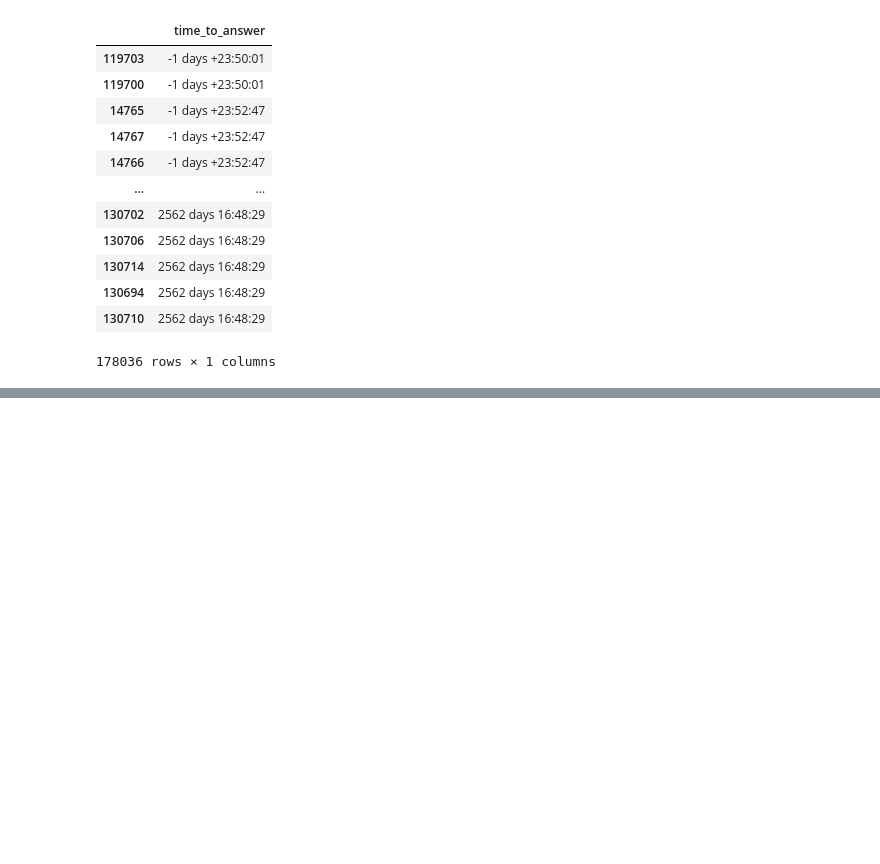
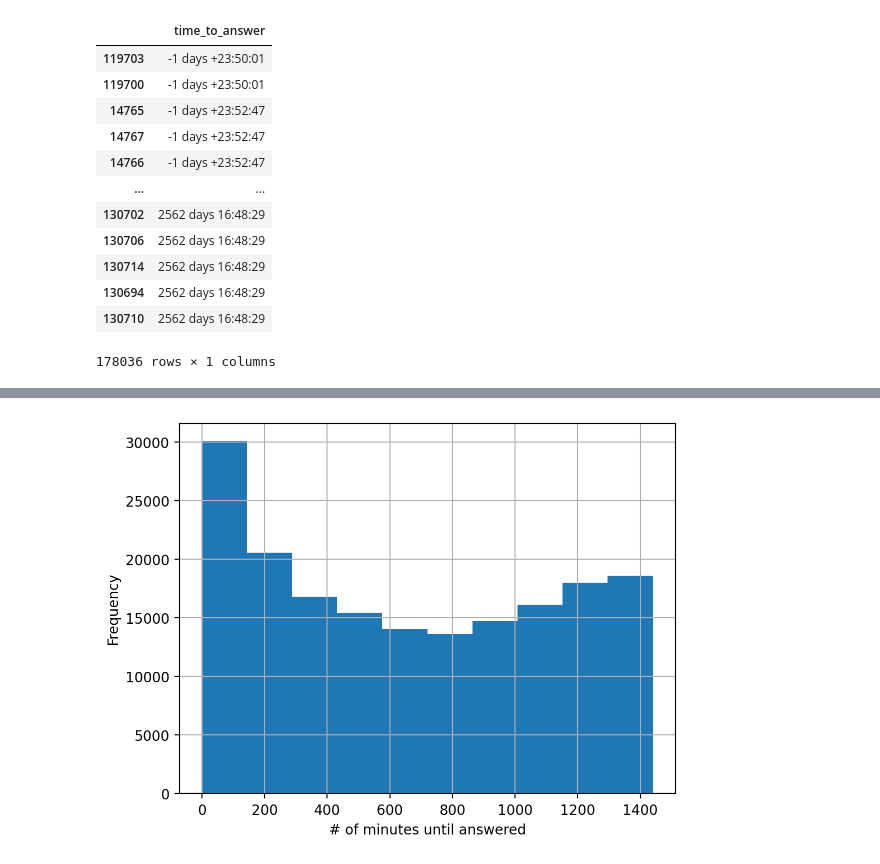
Before and after one commit to reneemarama/career_village, a Jupyter notebook: 3b_General_EDA.ipynb, the cells around one changed output, grey strips where cells are left out. Drawn from its saved outputs; the diff is of its cells as text; code cells hidden in the pictures; blank space fills up the shorter version.

```diff
--- a/3b_General_EDA.ipynb
+++ b/3b_General_EDA.ipynb
@@ -520,0 +532,7 @@ time_nulless.hist();
+# %%
+time_nulless = data['time_to_answer'].dropna().dt.seconds / 60 # number of minutes until answered
+time_nulless.hist();
+plt.xlabel('# of minutes until answered')
+plt.ylabel('Frequency');
+# %% [output]
+[figure, added]
```
Also changed, not shown: parts of 7 cells of this notebook.
